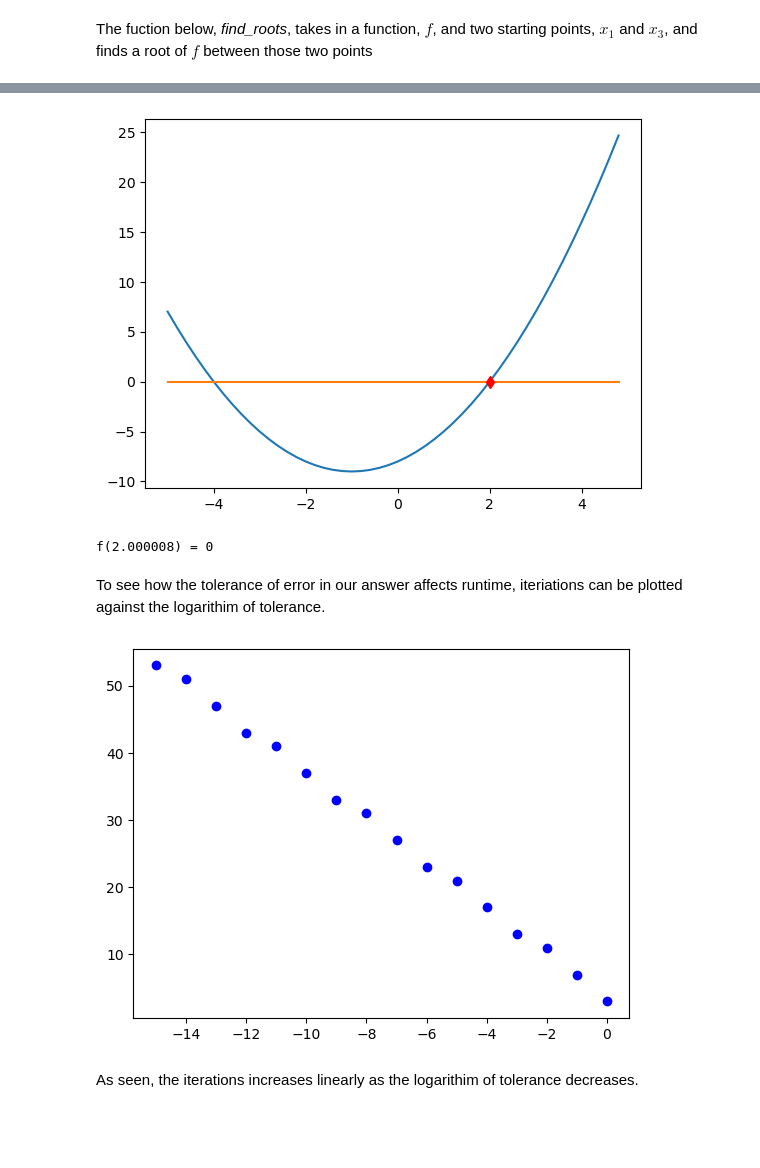
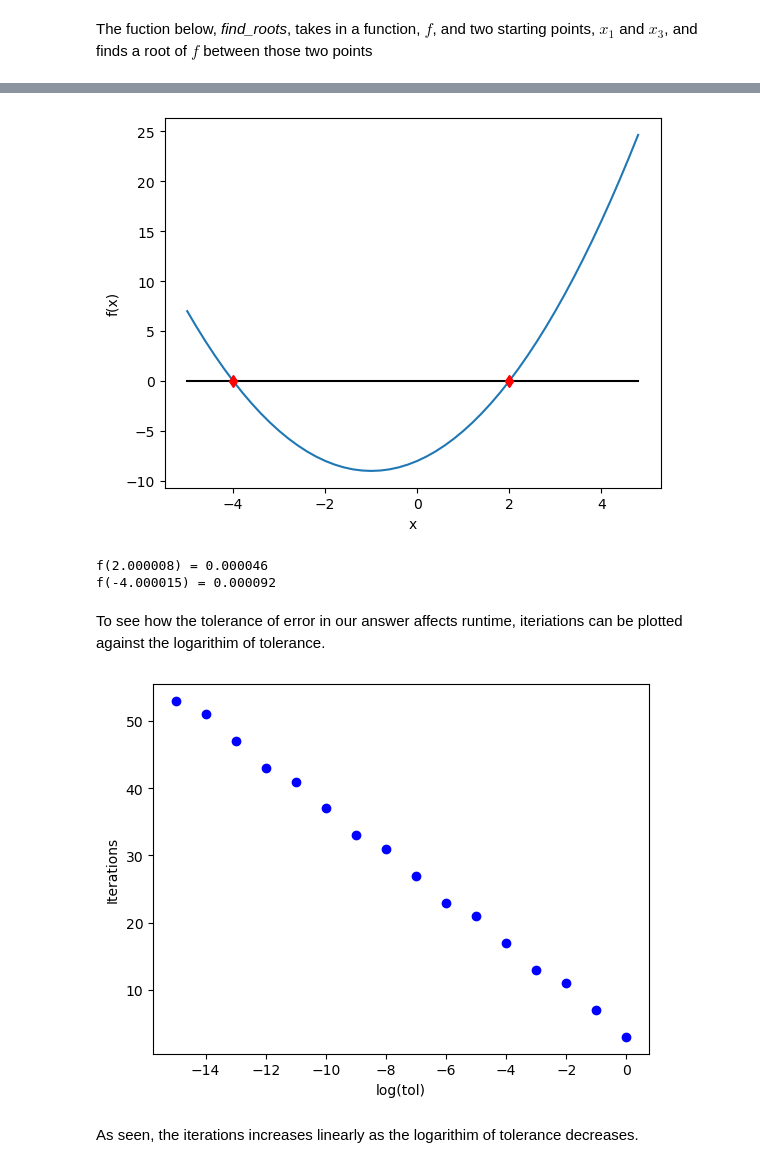
Before and after one commit to MattsonIsaac/AssignmentOne, a Jupyter notebook: Main.ipynb, the cells around one changed output, grey strips where cells are left out. Drawn from its saved outputs; the diff is of its cells as text; code cells hidden in the pictures; blank space fills up the shorter version.

```diff
--- a/Main.ipynb
+++ b/Main.ipynb
@@ -27,2 +29,15 @@ plt.show()
 # %% [markdown]
 The fuction below, *find_roots*, takes in a function, $f$, and two starting points, $x_1$ and $x_3$, and finds a root of $f$ between those two points
+# %%
+x1, x3 = 0,5
+x2 = (x1+x3)/2
+
+plt.title("Plot of f(x)")
+plt.plot(x, f(x))
+plt.plot(x, 0.0 * x,'k')
+plt.plot(x2,f(x2),'rd')
+plt.xlabel("x")
+plt.ylabel("f(x)")
+
+plt.savefig('3e.pdf')
+plt.show()
@@ -57,26 +74,38 @@ def find_roots(f,x1,x3,tol=0.0001,test = False):
     else:
         return x2
 # %%
-root = find_roots(f,0,5)
+Lroot = find_roots(f,0,5)
+Rroot = find_roots(f,0,-5)
 
 
 plt.plot(x, f(x))
-plt.plot(x, 0.0 * x)
-plt.plot(root, f(root), "rd")
+plt.plot(x, 0.0 * x,'k')
+plt.plot(Lroot, f(Lroot), "rd")
+plt.plot(Rroot, f(Rroot), "rd")
+plt.xlabel("x")
+plt.ylabel("f(x)")
+
+plt.savefig('3h.pdf')
 plt.show()
-print("f(%f) = 0" % root )
+print("f(%.6f) = %.6f" % (Lroot,f(Lroot)))
+print("f(%.6f) = %.6f" % (Rroot,f(Rroot)))
 # %% [output]
-[figure, old version]
+[figure, new version]
-f(2.000008) = 0
+f(2.000008) = 0.000046
+f(-4.000015) = 0.000092
 # %% [markdown]
 To see how the tolerance of error in our answer affects runtime, iteriations can be plotted against the logarithim of tolerance.
 # %%
 tol = np.logspace(-15,0,16)
 iter = [find_roots(f,0,5,t,True) for t in tol]
 plt.plot([math.log10(t) for t in tol],iter,"bo")
+plt.xlabel("log(tol)")
+plt.ylabel("Iterations")
+
+plt.savefig('3j.pdf')
 plt.show()
 # %% [output]
-[figure, old version]
+[figure, new version]
 # %% [markdown]
 As seen, the iterations increases linearly as the logarithim of tolerance decreases.
 # %% [markdown]
```
Also changed, not shown: parts of 9 cells of this notebook, 11 other files.
